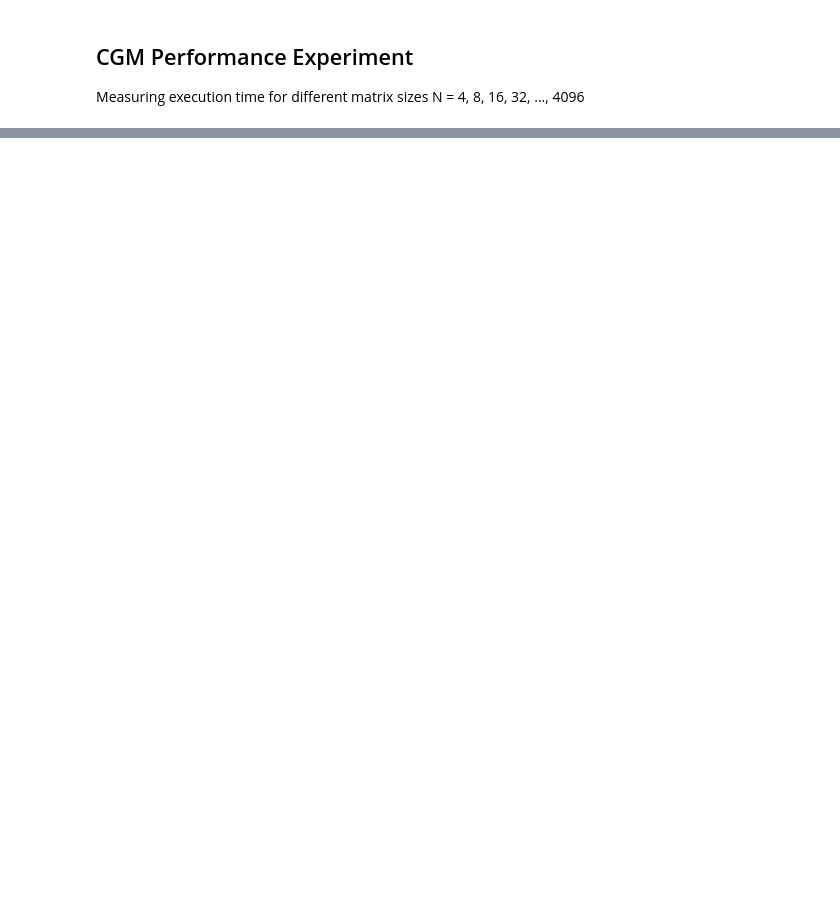
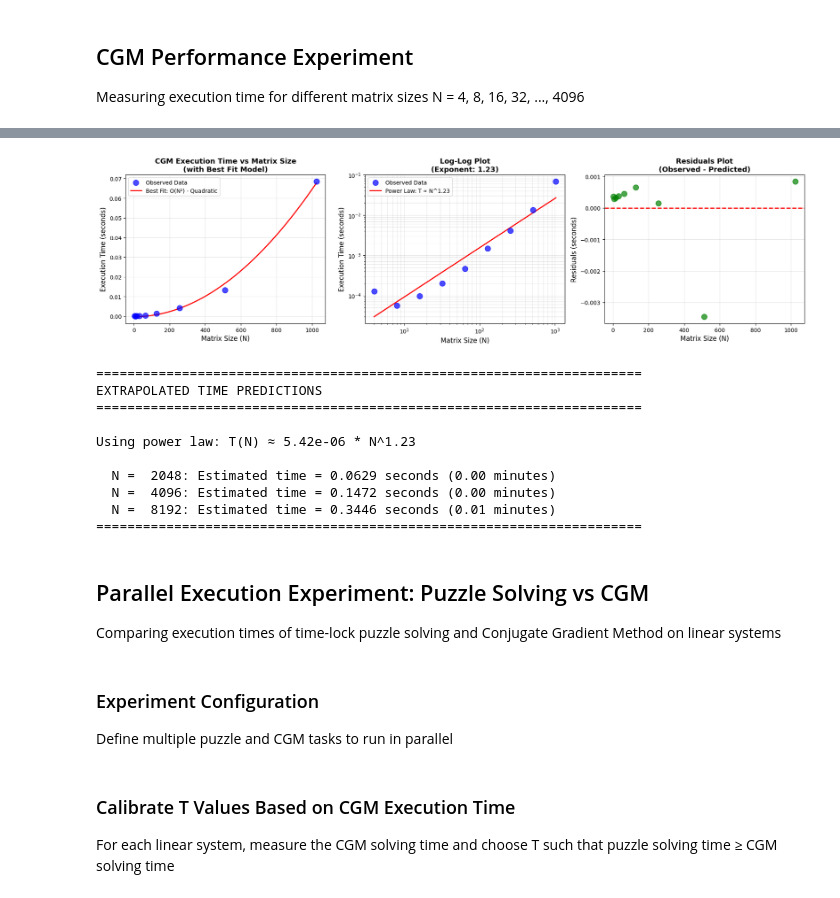
Before and after one commit to Greenstan/Enhanced-Hybrid-HHL, a Jupyter notebook: experiment.ipynb, the cells around one changed output, grey strips where cells are left out. Drawn from its saved outputs; the diff is of its cells as text; code cells hidden in the pictures; blank space fills up the shorter version.

```diff
--- a/experiment.ipynb
+++ b/experiment.ipynb
@@ -164,0 +604,72 @@ Speedup factor: 257012.42x slower
+# %%
+# Visualize the fit
+fig, axes = plt.subplots(1, 3, figsize=(18, 5))
+
+# Plot 1: Observed data with best fit curve
+ax1 = axes[0]
+ax1.scatter(observed_N, observed_times, color='blue', s=100, alpha=0.7, label='Observed Data', zorder=3)
+
+if best_fit:
+    name, func, params, _ = best_fit
+    N_smooth = np.linspace(observed_N.min(), observed_N.max(), 100)
+    ax1.plot(N_smooth, func(N_smooth, *params), 'r-', linewidth=2,
+             label=f'Best Fit: {name}', zorder=2)
+
+ax1.set_xlabel('Matrix Size (N)', fontsize=12)
+ax1.set_ylabel('Execution Time (seconds)', fontsize=12)
+ax1.set_title('CGM Execution Time vs Matrix Size\n(with Best Fit Model)', fontsize=13, fontweight='bold')
+ax1.legend(fontsize=10)
+ax1.grid(True, alpha=0.3)
+
+# Plot 2: Log-log plot to show power law
+ax2 = axes[1]
+ax2.scatter(observed_N, observed_times, color='blue', s=100, alpha=0.7, label='Observed Data', zorder=3)
+ax2.loglog(observed_N, np.exp(intercept) * observed_N**slope, 'r-', linewidth=2,
+           label=f'Power Law: T ∝ N^{slope:.2f}', zorder=2)
+ax2.set_xlabel('Matrix Size (N)', fontsize=12)
+ax2.set_ylabel('Execution Time (seconds)', fontsize=12)
+ax2.set_title(f'Log-Log Plot\n(Exponent: {slope:.2f})', fontsize=13, fontweight='bold')
+ax2.legend(fontsize=10)
+ax2.grid(True, alpha=0.3, which='both')
+
+# Plot 3: Residuals plot
+ax3 = axes[2]
+if best_fit:
+    name, func, params, _ = best_fit
+    predicted = func(observed_N, *params)
+    residuals = observed_times - predicted
+    ax3.scatter(observed_N, residuals, color='green', s=100, alpha=0.7)
+    ax3.axhline(y=0, color='red', linestyle='--', linewidth=2)
+    ax3.set_xlabel('Matrix Size (N)', fontsize=12)
+    ax3.set_ylabel('Residuals (seconds)', fontsize=12)
+    ax3.set_title('Residuals Plot\n(Observed - Predicted)', fontsize=13, fontweight='bold')
+    ax3.grid(True, alpha=0.3)
+
+plt.tight_layout()
+plt.show()
+
+# Print time predictions for larger matrices
+print("\n" + "=" * 70)
+print("EXTRAPOLATED TIME PREDICTIONS")
+print("=" * 70)
+prediction_sizes = [2048, 4096, 8192]
+print(f"\nUsing power law: T(N) ≈ {np.exp(intercept):.2e} * N^{slope:.2f}\n")
+for N_pred in prediction_sizes:
+    predicted_time = np.exp(intercept) * N_pred**slope
+    print(f"  N = {N_pred:>5}: Estimated time = {predicted_time:.4f} seconds ({predicted_time/60:.2f} minutes)")
+print("=" * 70)
+# %% [output]
+[figure, added]
+======================================================================
+EXTRAPOLATED TIME PREDICTIONS
+======================================================================
+
+Using power law: T(N) ≈ 5.42e-06 * N^1.23
+
+  N =  2048: Estimated time = 0.0629 seconds (0.00 minutes)
+  N =  4096: Estimated time = 0.1472 seconds (0.00 minutes)
+  N =  8192: Estimated time = 0.3446 seconds (0.01 minutes)
+======================================================================
+# %% [markdown]
+## Parallel Execution Experiment: Puzzle Solving vs CGM
+Comparing execution times of time-lock puzzle solving and Conjugate Gradient Method on linear systems
@@ -164,0 +811,6 @@ Speedup factor: 257012.42x slower
+# %% [markdown]
+### Experiment Configuration
+Define multiple puzzle and CGM tasks to run in parallel
+# %% [markdown]
+### Calibrate T Values Based on CGM Execution Time
+For each linear system, measure the CGM solving time and choose T such that puzzle solving time ≥ CGM solving time
```
Also changed, not shown: parts of 34 cells of this notebook, 34 other files.
